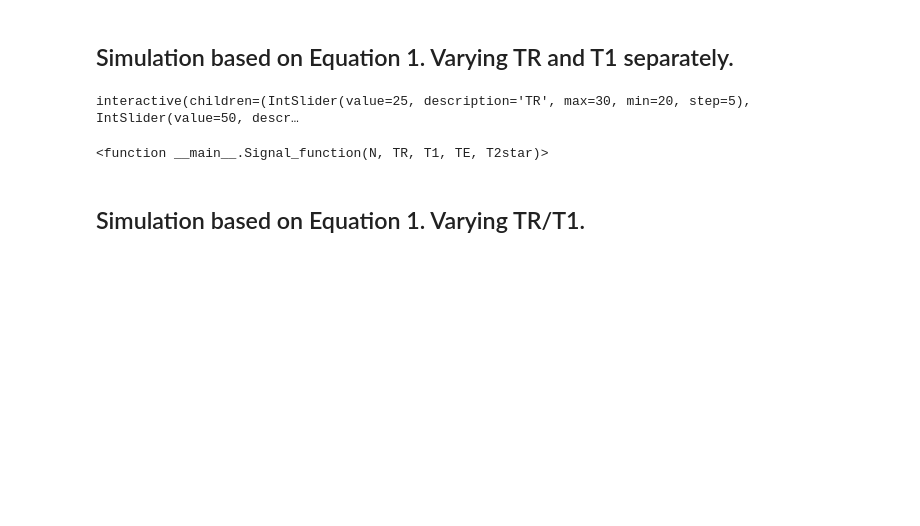
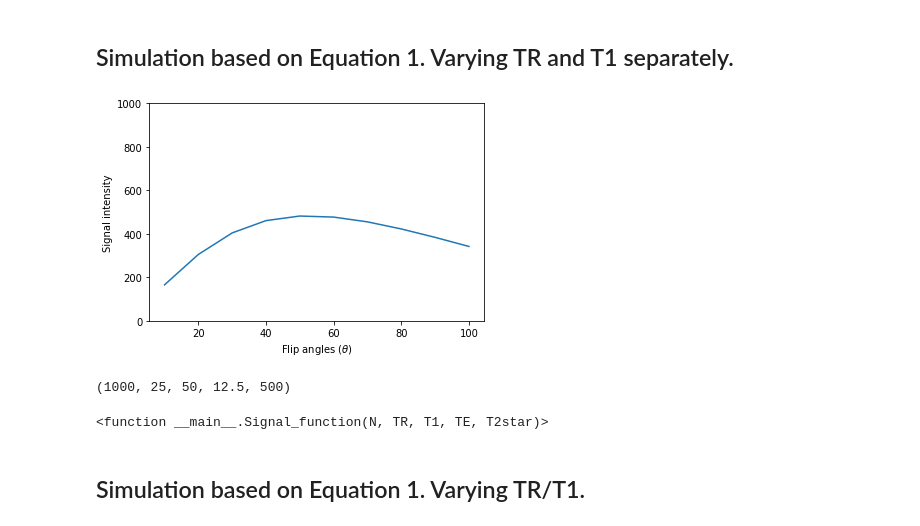
Before and after one commit to jvelazquez-reyes/First-repository, a Jupyter notebook: vfa_t1.ipynb, the cells around one changed output. Drawn from its saved outputs; the diff is of its cells as text; code cells hidden in the pictures; blank space fills up the shorter version.

```diff
--- a/vfa_t1.ipynb
+++ b/vfa_t1.ipynb
@@ -23,14 +23,16 @@ from ipywidgets import interact, interactive, fixed, interact_manual
 # %%
 def Signal_function(N,TR,T1,TE,T2star):
     #Signal intensity vs angle, ranging from 10 to 100 degrees
     #Parameters are later passed to the function varying TR and T1 separately
     plt.plot(np.arange(10,110,10), (N*(1 - np.exp(-TR/T1))*np.sin(np.arange(10,110,10)*np.pi/180))*np.exp(-TE/T2star)/(1-np.cos(np.arange(10,110,10)*np.pi/180)*np.exp(-TR/T1)))
     plt.xlabel('Flip angles '  r'($\theta$)')
     plt.ylabel('Signal intensity')
     plt.ylim(0,1000)
+    return (N, TR,T1,TE,T2star)
 interact(Signal_function, N=fixed(1000), TR=(20,30,5), T1=(10,90,10), TE=fixed(12.5), T2star=fixed(500))
 # %% [output]
+[figure, added]
-interactive(children=(IntSlider(value=25, description='TR', max=30, min=20, step=5), IntSlider(value=50, descr…
+(1000, 25, 50, 12.5, 500)
 <function __main__.Signal_function(N, TR, T1, TE, T2star)>
 # %% [markdown]
 ## Simulation based on Equation 1. Varying TR/T1.
```
Also changed, not shown: parts of 2 cells of this notebook, 3 other files.
